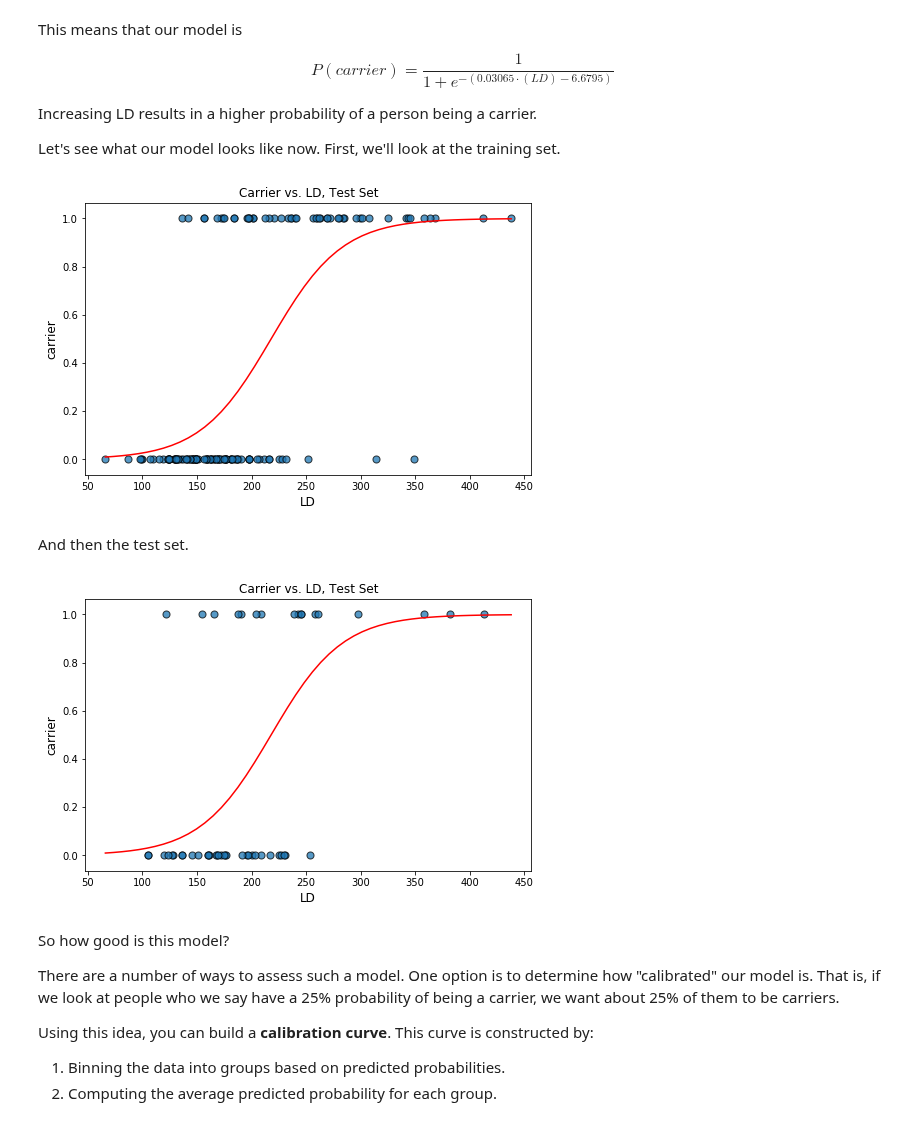
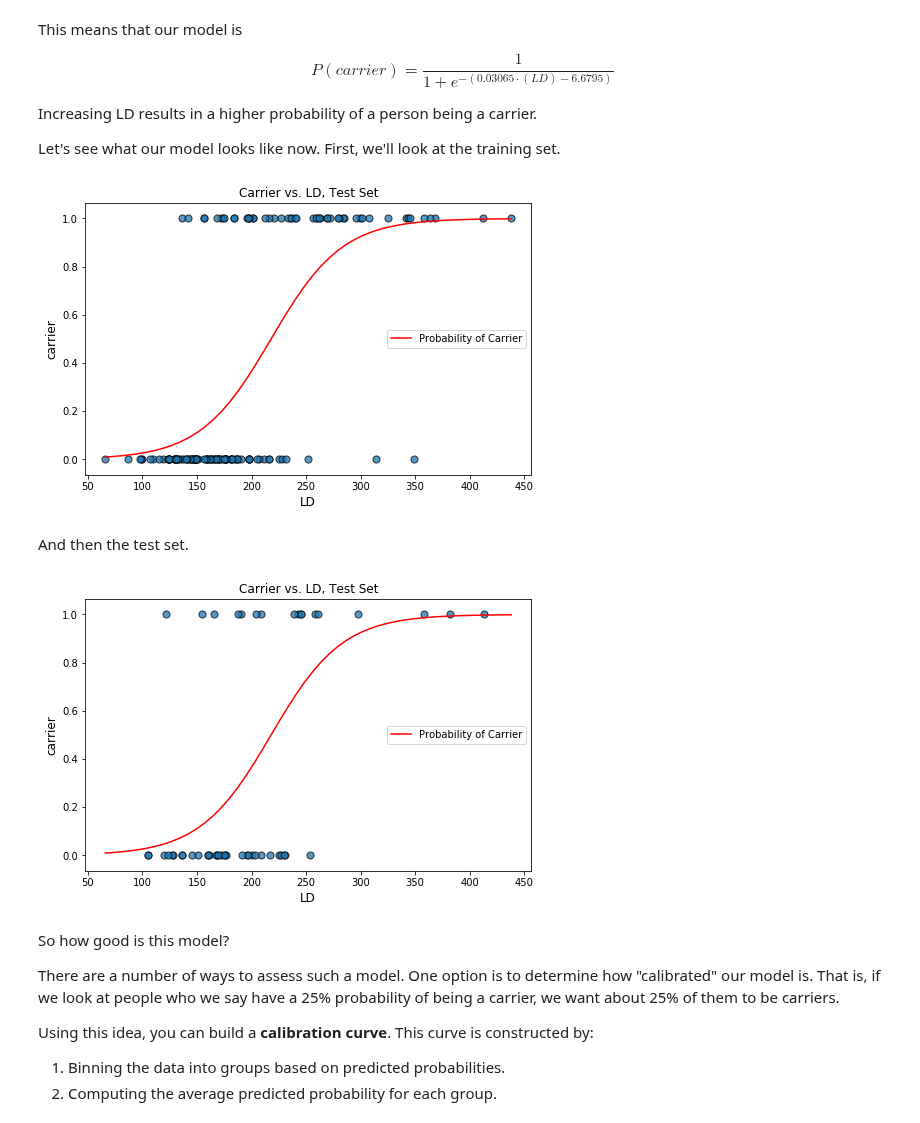
Before and after one commit to NSS-Data-Instructional-Stuff/stats-for-data-science, a Jupyter notebook: notebooks/Notebook_06b_Logistic_Regression.ipynb, the cells around one changed output. Drawn from its saved outputs; the diff is of its cells as text; code cells hidden in the pictures.

```diff
--- a/notebooks/Notebook_06b_Logistic_Regression.ipynb
+++ b/notebooks/Notebook_06b_Logistic_Regression.ipynb
@@ -175,23 +175,25 @@ Let's see what our model looks like now. First, we'll look at the training set.
 # %%
 m = lr.coef_[0]
 b = lr.intercept_
 
 alpha = 0.75
 
 x_log = np.linspace(start = X.LD.min(), stop = X.LD.max())
 y_log = 1 / (1 + np.exp(-(m*x_log + b)))
 
 df = dystrophy.loc[X_train.index]
 
 fig, ax = plt.subplots(figsize = (8,5))
-df.plot(x = 'LD', y = 'carrier', kind = 'scatter', ax = ax, alpha = alpha, s = 50, edgecolor = 'black')
-plt.plot(x_log, y_log, color = 'red')
+df.plot(x = 'LD', y = 'carrier', kind = 'scatter', ax = ax, alpha = alpha, s = 50,
+        edgecolor = 'black')
+plt.plot(x_log, y_log, color = 'red', label = 'Probability of Carrier')
 
 plt.title('Carrier vs. LD, Test Set')
 plt.ylabel('carrier', fontsize = 12)
-plt.xlabel('LD', fontsize = 12);
+plt.xlabel('LD', fontsize = 12)
+plt.legend();
 # %% [output]
-[figure, old version]
+[figure, new version]
 # %% [markdown]
 And then the test set.
 # %%
@@ -207,13 +209,14 @@ df = dystrophy.loc[X_test.index]
 
 fig, ax = plt.subplots(figsize = (8,5))
 df.plot(x = 'LD', y = 'carrier', kind = 'scatter', ax = ax, alpha = alpha, s = 50, edgecolor = 'black')
-plt.plot(x_log, y_log, color = 'red')
+plt.plot(x_log, y_log, color = 'red', label = 'Probability of Carrier')
 
 plt.title('Carrier vs. LD, Test Set')
 plt.ylabel('carrier', fontsize = 12)
-plt.xlabel('LD', fontsize = 12);
+plt.xlabel('LD', fontsize = 12)
+plt.legend(loc = 'right');
 # %% [output]
-[figure, old version]
+[figure, new version]
 # %% [markdown]
 So how good is this model?
 
```
Also changed, not shown: parts of 4 cells of this notebook.
